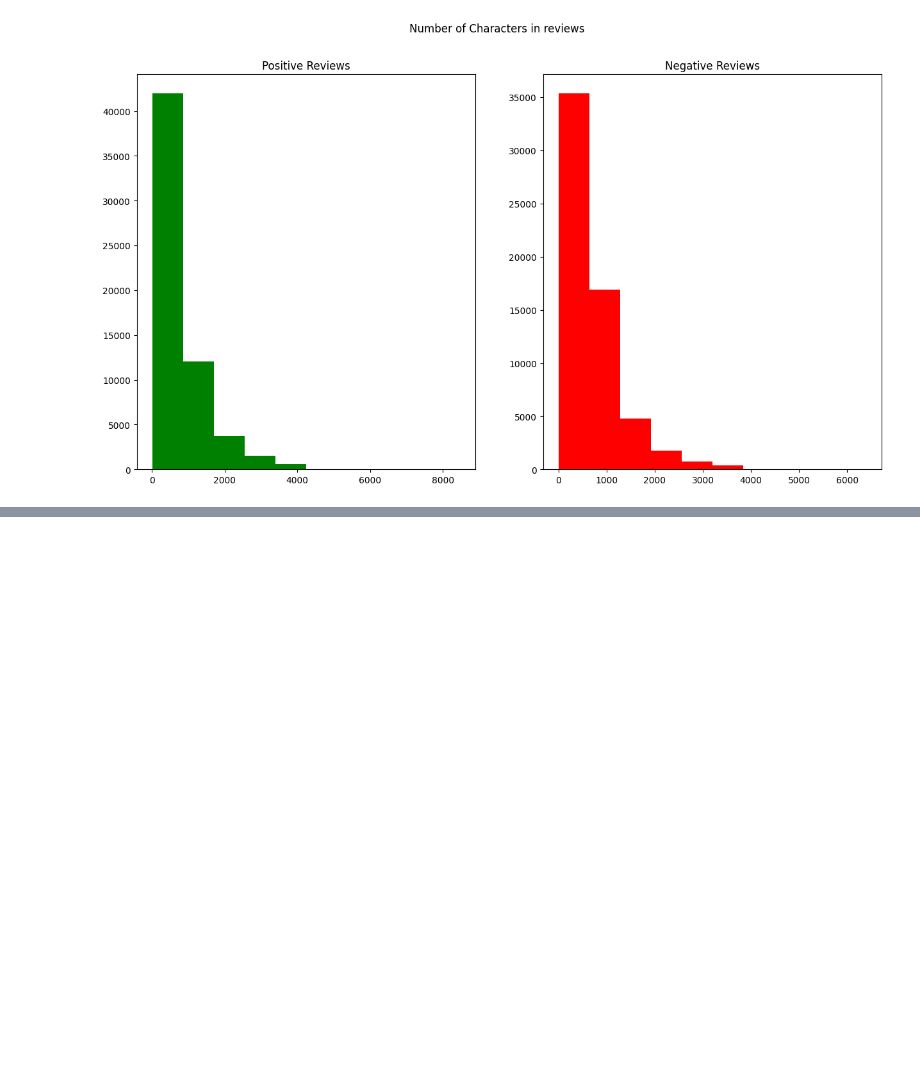
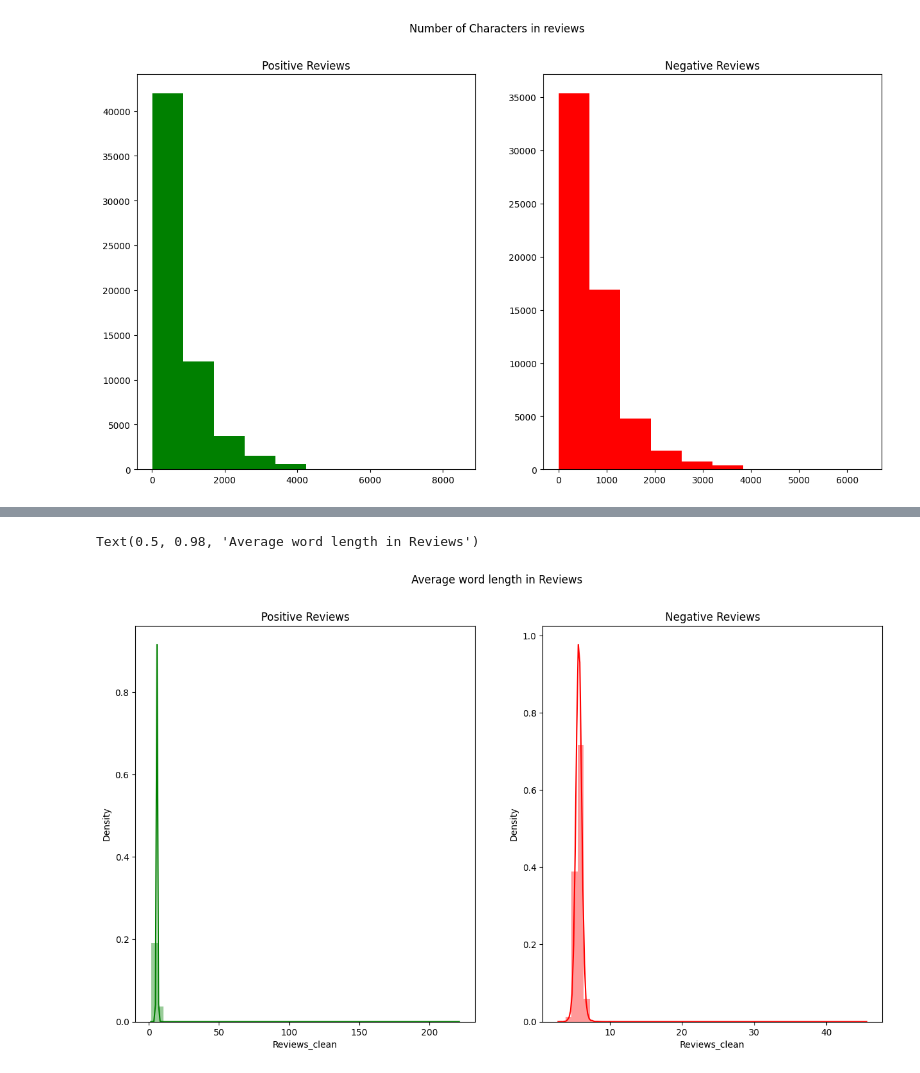
Before and after one commit to BirukM14/sentimental-analysis, a Jupyter notebook: notebook/eda.ipynb, the cells around one changed output, grey strips where cells are left out. Drawn from its saved outputs; the diff is of its cells as text; code cells hidden in the pictures; blank space fills up the shorter version.

```diff
--- a/notebook/eda.ipynb
+++ b/notebook/eda.ipynb
@@ -332,0 +346,14 @@ plt.show()
+# %%
+#Visulaize average of words in reviews
+
+figure,(pos_ax,neg_ax)=plt.subplots(1,2,figsize=(15,8))
+pos_word=df[df['Ratings']>=7]['Reviews_clean'].str.split().apply(lambda x : [len(i) for i in x])
+sns.distplot(pos_word.map(lambda x: np.mean(x)),ax=pos_ax,color='green')
+pos_ax.set_title('Positive Reviews')
+neg_word=df[df['Ratings']<=4]['Reviews_clean'].str.split().apply(lambda x : [len(i) for i in x])
+sns.distplot(neg_word.map(lambda x: np.mean(x)),ax=neg_ax,color='red')
+neg_ax.set_title('Negative Reviews')
+figure.suptitle('Average word length in Reviews')
+# %% [output]
+Text(0.5, 0.98, 'Average word length in Reviews')
+[figure, added]
```
Also changed, not shown: parts of 1 cell of this notebook.
